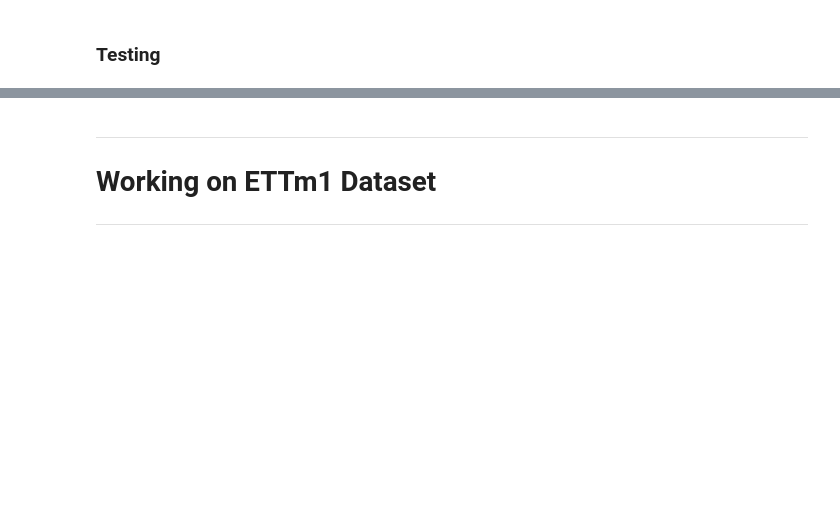
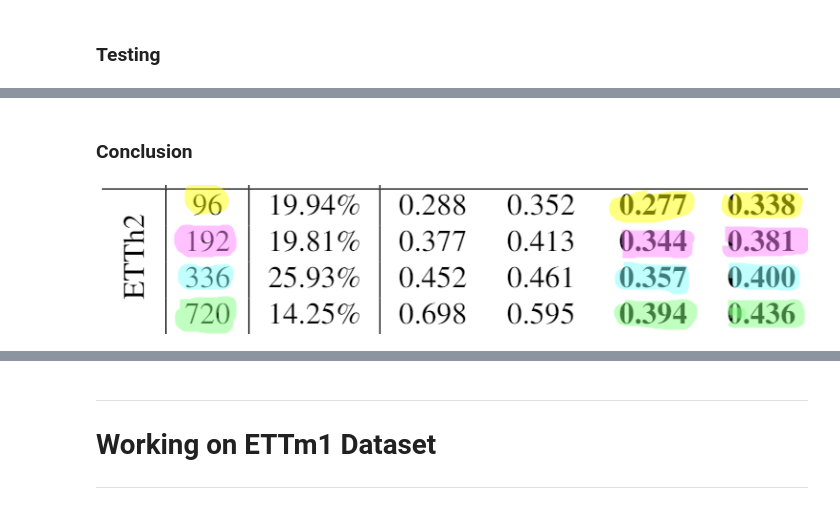
Before and after one commit to volzock/Transformer-based-solutions-for-the-long-term-time-series-forecasting, a Jupyter notebook: Training-Nlinear-on-ETT-datasets.ipynb, the cells around one changed output, grey strips where cells are left out. Cells and saved outputs as stored; diff of their text form; code cells hidden in the pictures; blank space fills up the shorter version.

Commit message:
Final Nlinear notebook

```diff
--- a/Training-Nlinear-on-ETT-datasets.ipynb
+++ b/Training-Nlinear-on-ETT-datasets.ipynb
@@ -617,0 +648,7 @@ mae:0.43608567118644714, mse:0.39491400122642517, rmse:0.6284218430519104, mape:
+# %% [markdown]
+### Conclusion
+# %%
+from IPython.display import Image
+Image(filename=r"./Images/NLinear Results ETTh2.png")
+# %% [output]
+[figure, added]
```
Also changed, not shown: parts of 49 cells of this notebook.
